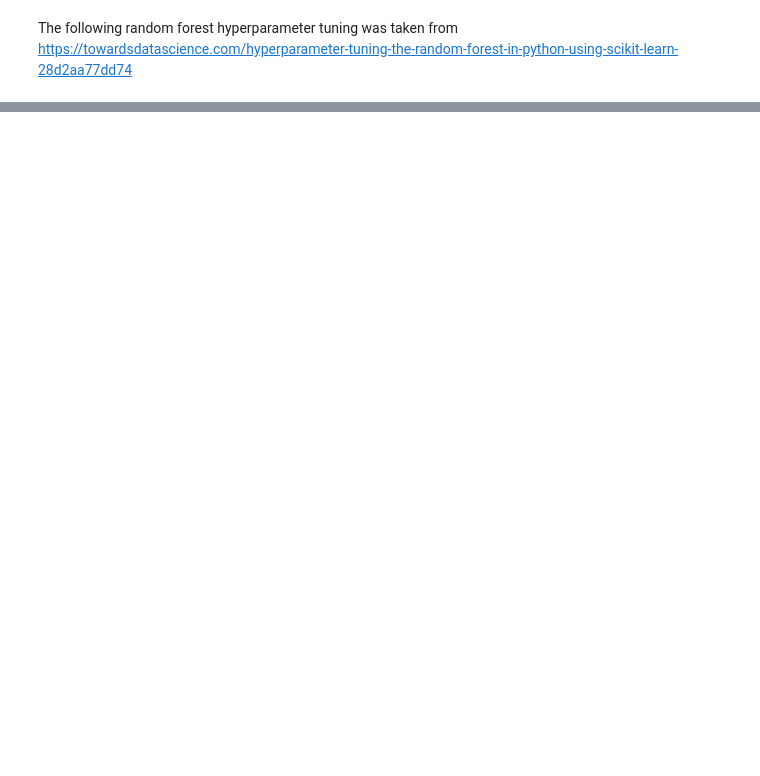
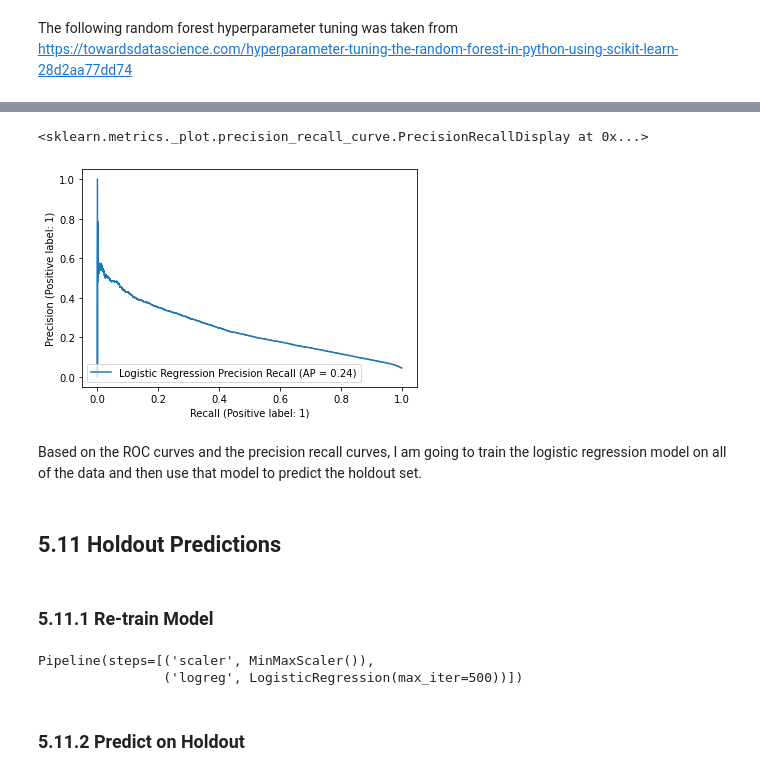
Before and after one commit to S-McDermott/Capstone-2-Loan_Default, a Jupyter notebook: 5_Modeling.ipynb, the cells around one changed output, grey strips where cells are left out. Saved outputs shown, nothing was run; the diff lists cells and outputs as text; code cells hidden in the pictures; blank space fills up the shorter version.

```diff
--- a/5_Modeling.ipynb
+++ b/5_Modeling.ipynb
@@ -182,0 +153,3 @@ The recall score of the Logistic Regression model using hyperparameter tuning is
+# %%
+X = pd.get_dummies(X, drop_first=True)
+X.shape
@@ -182,0 +158,10 @@ The recall score of the Logistic Regression model using hyperparameter tuning is
+# %%
+XD, XD_test, yD, yD_test = train_test_split(X, y, test_size=0.3, random_state=100, stratify=y)
+# %%
+yD = yD.to_numpy().ravel().astype(int)
+yD_test = yD_test.to_numpy().ravel().astype(int)
+# %%
+steps = [('scaler', MinMaxScaler()),
+        ('logreg', LogisticRegression(max_iter=500))]
+pipeline_logreg = Pipeline(steps)
+pipeline_logreg.fit(XD, yD)
@@ -422,0 +485,9 @@ roc_auc_score(yL_test, y_pred_xgb_thres)
+# %%
+plot_precision_recall_curve(pipeline_logreg, XD_test, yD_test, name='Logistic Regression Precision Recall')
+# %% [output]
+<sklearn.metrics._plot.precision_recall_curve.PrecisionRecallDisplay at 0x...>
+[figure, added]
+# %% [markdown]
+Based on the ROC curves and the precision recall curves, I am going to train the logistic regression model on all of the data and then use that model to predict the holdout set.
+# %% [markdown]
+## 5.11 Holdout Predictions<a id='5.11_Holdout_Predictions'></a>
@@ -422,0 +508,15 @@ roc_auc_score(yL_test, y_pred_xgb_thres)
+# %% [markdown]
+### 5.11.1 Re-train Model<a id='5.11.1_Re-train_Model'></a>
+# %%
+all_X = pd.get_dummies(all_X, drop_first=True)
+
+steps = [('scaler', MinMaxScaler()),
+        ('logreg', LogisticRegression(max_iter=500))]
+
+all_data_logreg = Pipeline(steps)
+all_data_logreg.fit(all_X, all_y)
+# %% [output]
+Pipeline(steps=[('scaler', MinMaxScaler()),
+                ('logreg', LogisticRegression(max_iter=500))])
+# %% [markdown]
+### 5.11.2 Predict on Holdout<a id='5.11.2_Predict_on_Holdout'></a>
```
Also changed, not shown: parts of 136 cells of this notebook.
